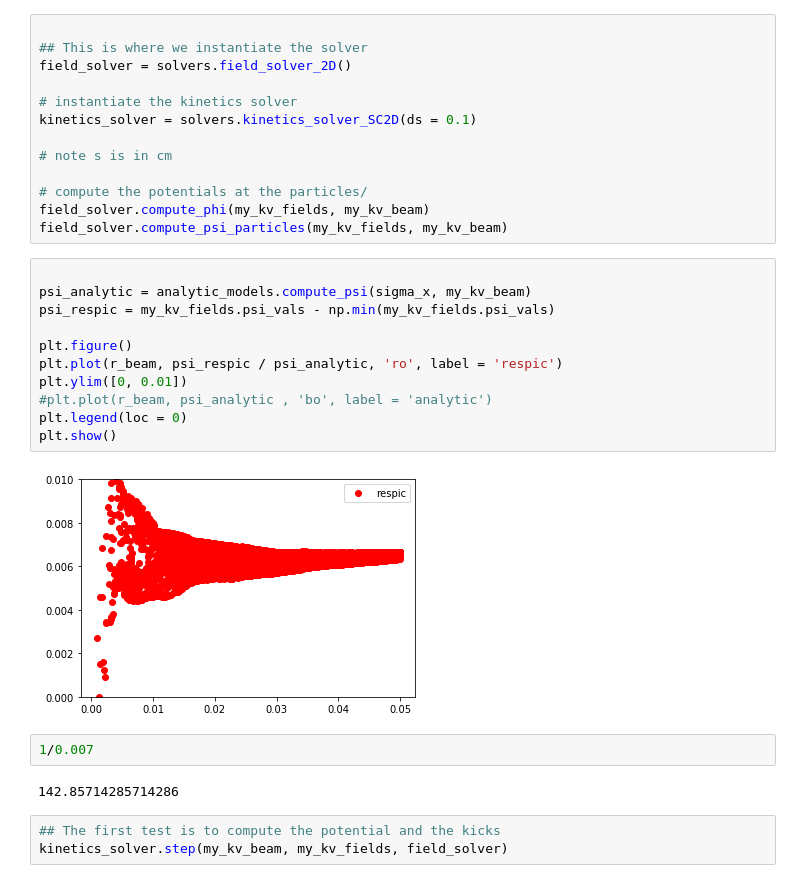
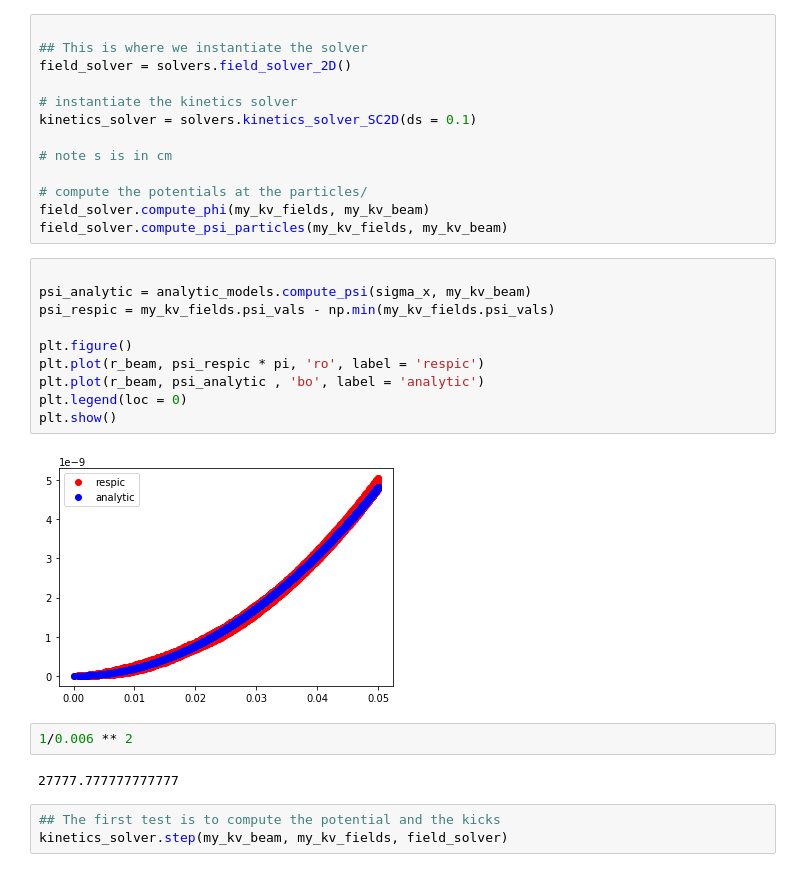
Before and after one commit to radiasoft/rsrespic, a Jupyter notebook: development/shell_gaussian_tests.ipynb, the cells around one changed output. Cells and saved outputs as stored; diff of their text form.

```diff
--- a/development/shell_gaussian_tests.ipynb
+++ b/development/shell_gaussian_tests.ipynb
@@ -140,20 +140,19 @@ field_solver.compute_psi_particles(my_kv_fields, my_kv_beam)
 # %%
 
 psi_analytic = analytic_models.compute_psi(sigma_x, my_kv_beam)
 psi_respic = my_kv_fields.psi_vals - np.min(my_kv_fields.psi_vals)
 
 plt.figure()
-plt.plot(r_beam, psi_respic / psi_analytic, 'ro', label = 'respic')
-plt.ylim([0, 0.01])
-#plt.plot(r_beam, psi_analytic , 'bo', label = 'analytic')
+plt.plot(r_beam, psi_respic * pi, 'ro', label = 'respic')
+plt.plot(r_beam, psi_analytic , 'bo', label = 'analytic')
 plt.legend(loc = 0)
 plt.show()
 # %% [output]
-[figure, old version]
+[figure, new version]
 # %%
-1/0.007
+1/0.006 ** 2
 # %% [output]
-142.85714285714286
+27777.777777777777
 # %%
 ## The first test is to compute the potential and the kicks
 kinetics_solver.step(my_kv_beam, my_kv_fields, field_solver)
```
Also changed, not shown: parts of 5 cells of this notebook, 2 other files.
